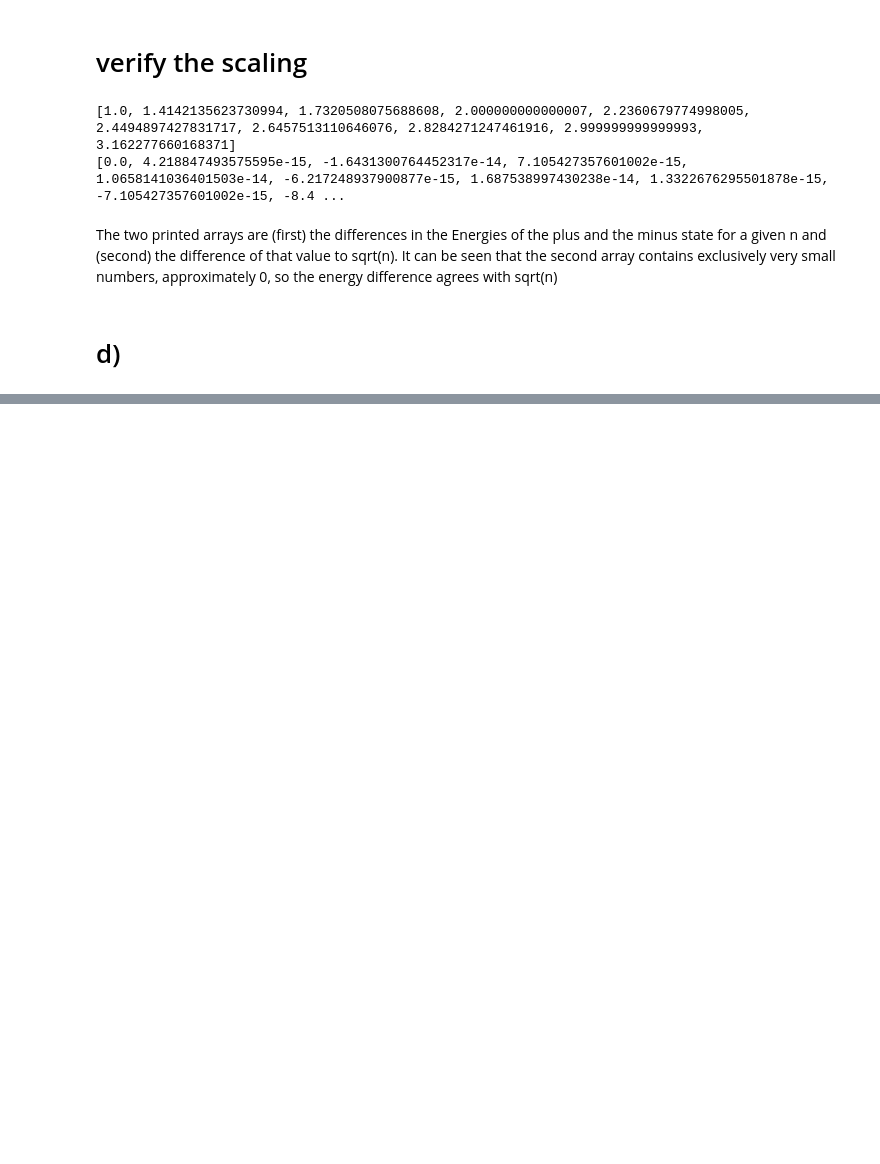
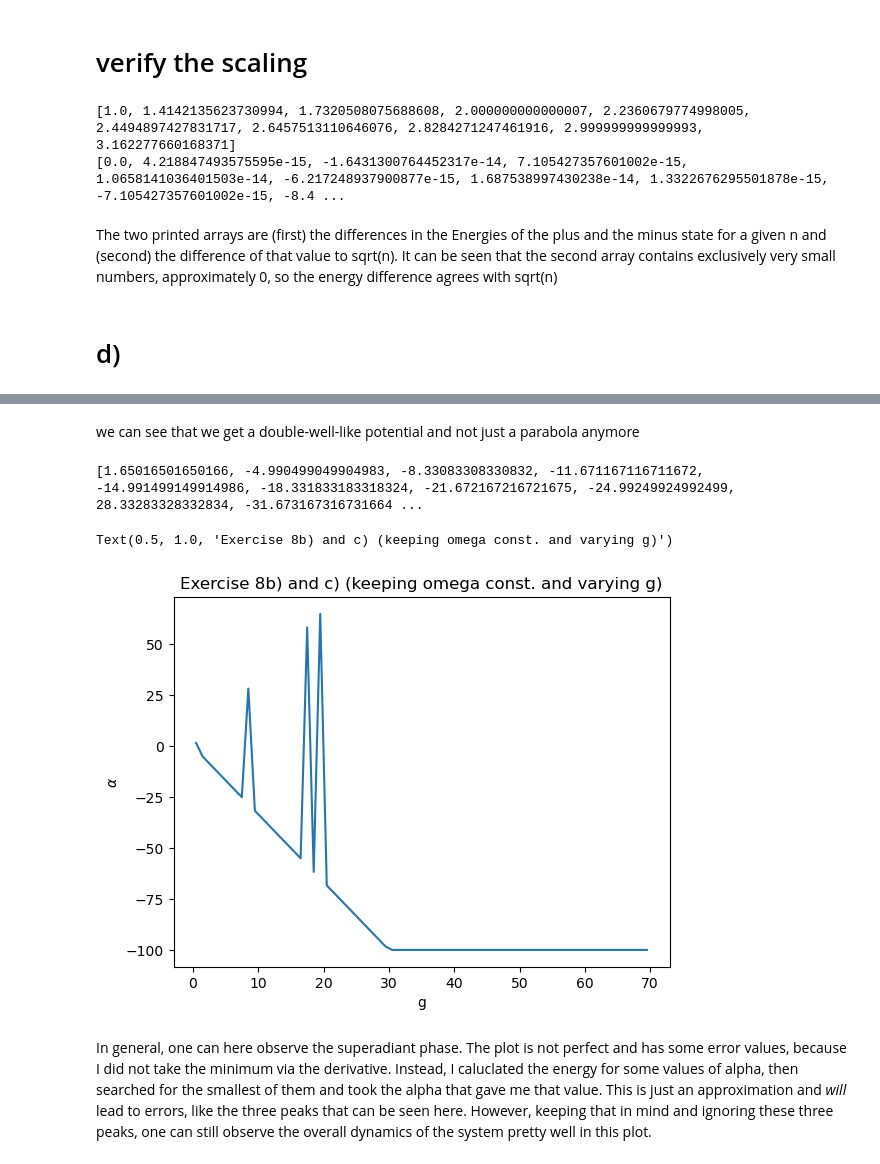
Before and after one commit to tillnem/TQO-Homework, a Jupyter notebook: Emma/Sheet3.ipynb, the cells around one changed output, grey strips where cells are left out. Cells and saved outputs as stored; diff of their text form; code cells hidden in the pictures; blank space fills up the shorter version.

```diff
--- a/Emma/Sheet3.ipynb
+++ b/Emma/Sheet3.ipynb
@@ -116,0 +141,26 @@ plt.plot(t, approx(t))
+# %% [markdown]
+we can see that we get a double-well-like potential and not just a parabola anymore
+# %%
+wc = 0.15
+weg = wc
+g=0.5
+data = []
+x_values = []
+for j in range(70):
+    v = eigenvall(x,1)
+    m = np.argmin(v)
+    data.append(x[m])
+    x_values.append(g)
+    g = g+1
+    #print(g)
+print(data)
+plt.plot(x_values, data)
+plt.xlabel("g")
+plt.ylabel(r"$\alpha$")
+plt.title("Exercise 8b) and c) (keeping omega const. and varying g)")
+# %% [output]
+[1.65016501650166, -4.990499049904983, -8.33083308330832, -11.671167116711672, -14.991499149914986, -18.331833183318324, -21.672167216721675, -24.99249924992499, 28.33283328332834, -31.673167316731664 ...
+Text(0.5, 1.0, 'Exercise 8b) and c) (keeping omega const. and varying g)')
+[figure, added]
+# %% [markdown]
+In general, one can here observe the superadiant phase. The plot is not perfect and has some error values, because I did not take the minimum via the derivative. Instead, I caluclated the energy for some values of alpha, then searched for the smallest of them and took the alpha that gave me that value. This is just an approximation and *will* lead to errors, like the three peaks that can be seen here. However, keeping that in mind and ignoring these three peaks, one can still observe the overall dynamics of the system pretty well in this plot.
```
Also changed, not shown: parts of 3 cells of this notebook.
